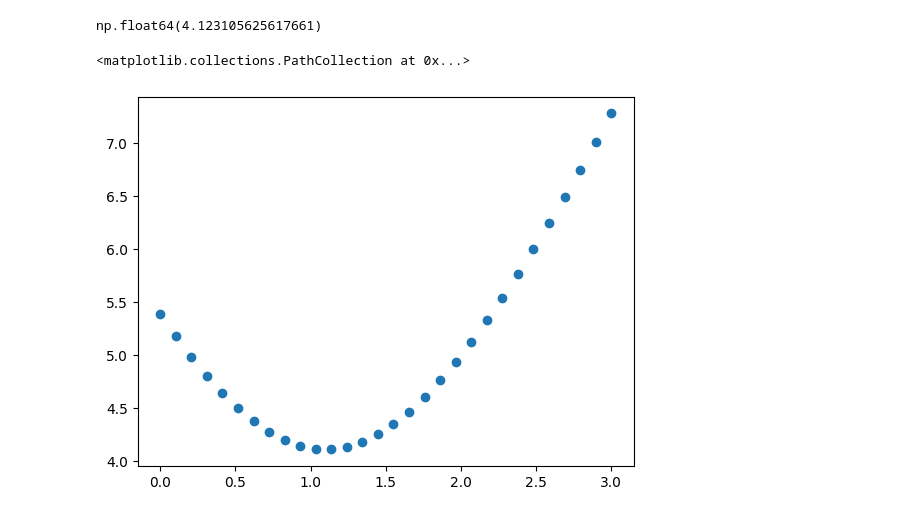
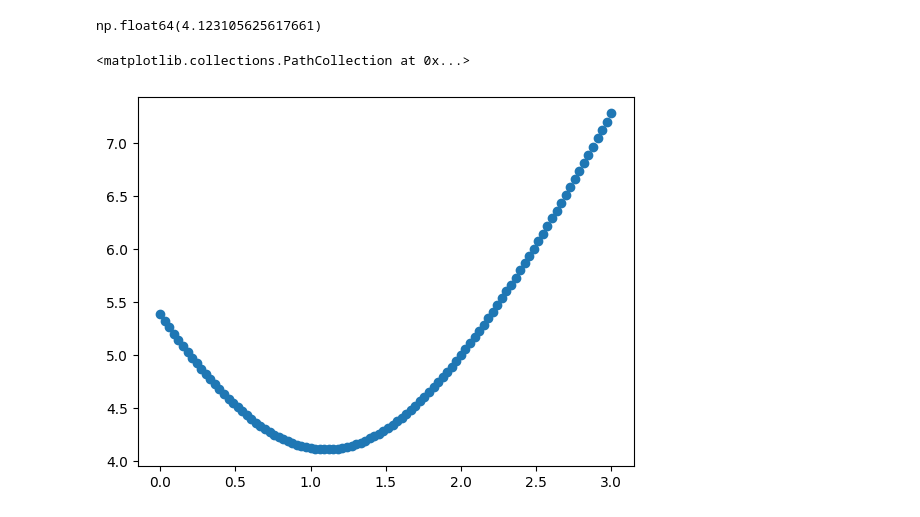
Before and after one commit to asegura4488/MetodosComputacionalesI2025, a Jupyter notebook: Semana3/Raices1.ipynb, the cells around one changed output. Saved outputs shown, nothing was run; the diff lists cells and outputs as text; code cells hidden in the pictures.

```diff
--- a/Semana3/Raices1.ipynb
+++ b/Semana3/Raices1.ipynb
@@ -23,10 +23,10 @@ GetDistance(1)
 # %% [output]
 np.float64(4.123105625617661)
 # %%
-x = np.linspace(0,3,30)
+x = np.linspace(0,3,100)
 d = GetDistance(x)
 plt.scatter(x,d)
 # %% [output]
 <matplotlib.collections.PathCollection at 0x...>
-[figure, old version]
+[figure, new version]
 # %%
```
Also changed, not shown: parts of 9 cells of this notebook.
